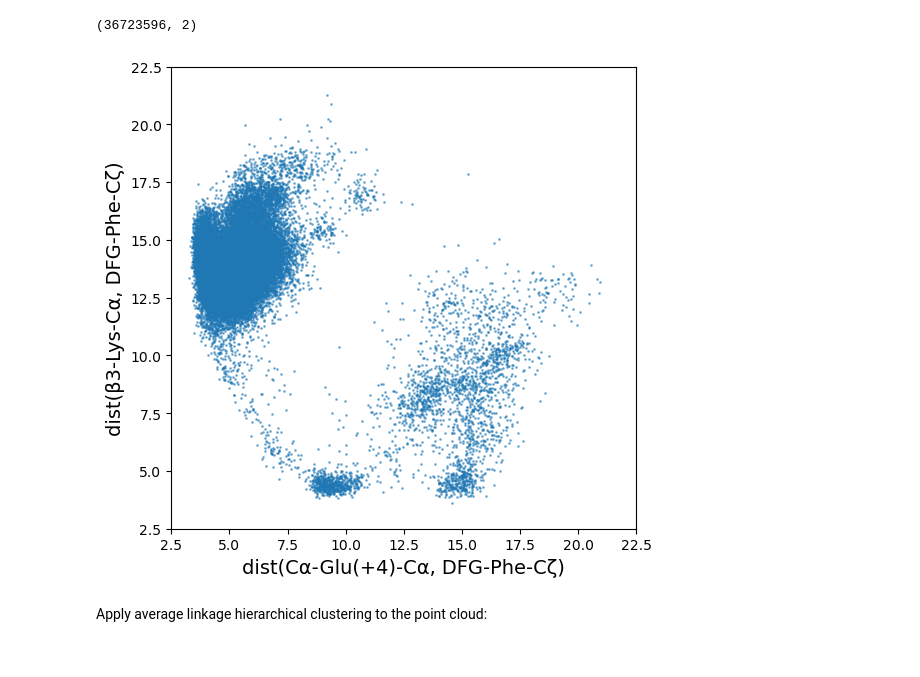
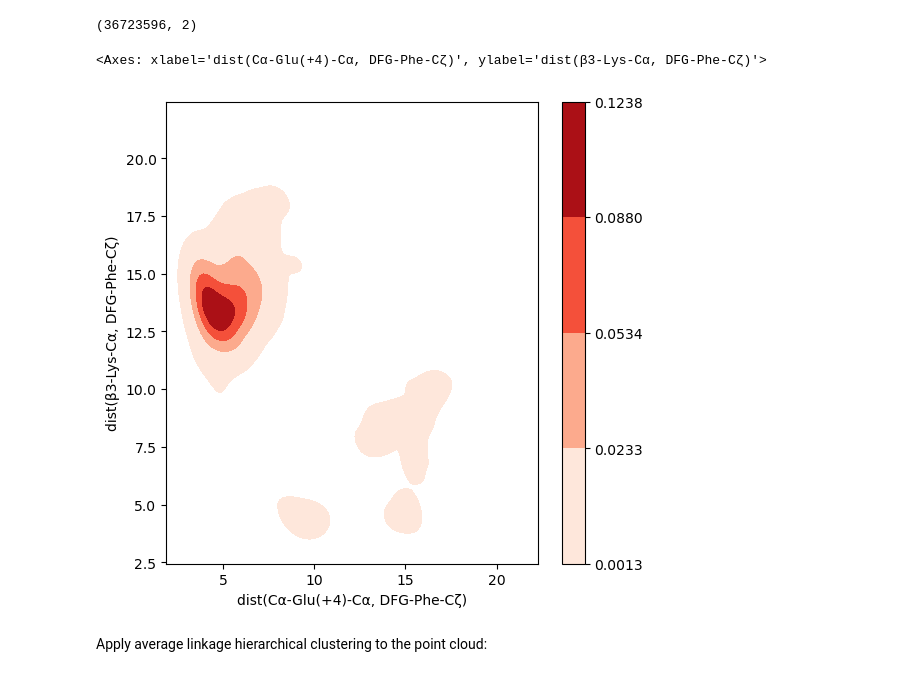
Before and after one commit to meyresearch/kinase_analysis, a Jupyter notebook: plot_spatial_group.ipynb, the cells around one changed output. Drawn from its saved outputs; the diff is of its cells as text; code cells hidden in the pictures.

```diff
--- a/plot_spatial_group.ipynb
+++ b/plot_spatial_group.ipynb
@@ -33,19 +34,14 @@ def subsample_ftraj(ftrajs, stride=1000):
 subsampled_ftraj, mapping = subsample_ftraj(ftrajs_dist, stride=1000)
 # subsampled_ftraj.dump('subsampled_ftraj.npy')
 # mapping.dump('mapping.npy')
+# %%
+data = pd.DataFrame(ftraj[::1000, 0:2]*10, columns=['dist(Cα-Glu(+4)-Cα, DFG-Phe-Cζ)', 'dist(β3-Lys-Cα, DFG-Phe-Cζ)'])
 # %%
 fig, ax = plt.subplots(figsize=(6, 6))
-ax.scatter(subsampled_ftraj[:, 0]*10, subsampled_ftraj[:, 1]*10, s=1, alpha=0.5)
-
-ax.set_xlabel('dist(Cα-Glu(+4)-Cα, DFG-Phe-Cζ)', fontsize=14)
-ax.set_ylabel('dist(β3-Lys-Cα, DFG-Phe-Cζ)', fontsize=14)
-ax.set_xlim(2.5, 22.5)
-ax.set_ylim(2.5, 22.5)
-
-#plt.savefig('plots/spatial_groups.png', dpi=300, transparent=True)
-plt.show()
+sns.kdeplot(data=data, ax=ax, x='dist(Cα-Glu(+4)-Cα, DFG-Phe-Cζ)', y='dist(β3-Lys-Cα, DFG-Phe-Cζ)', cbar=True, fill=True, cmap='Reds', levels=5)
 # %% [output]
+<Axes: xlabel='dist(Cα-Glu(+4)-Cα, DFG-Phe-Cζ)', ylabel='dist(β3-Lys-Cα, DFG-Phe-Cζ)'>
-[figure, old version]
+[figure, new version]
 # %% [markdown]
 Apply average linkage hierarchical clustering to the point cloud:
 # %%
```
Also changed, not shown: parts of 1 cell of this notebook, 41 other files.
